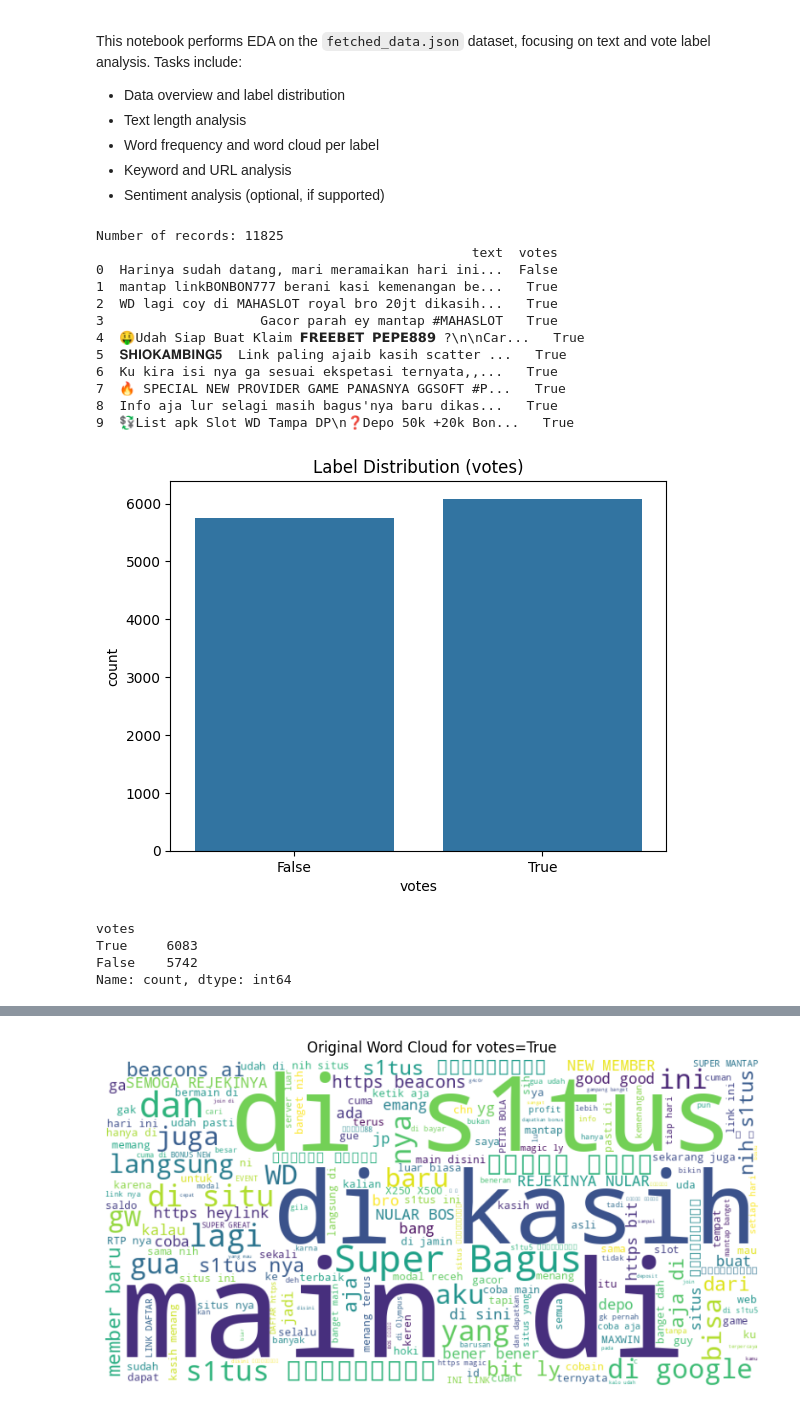
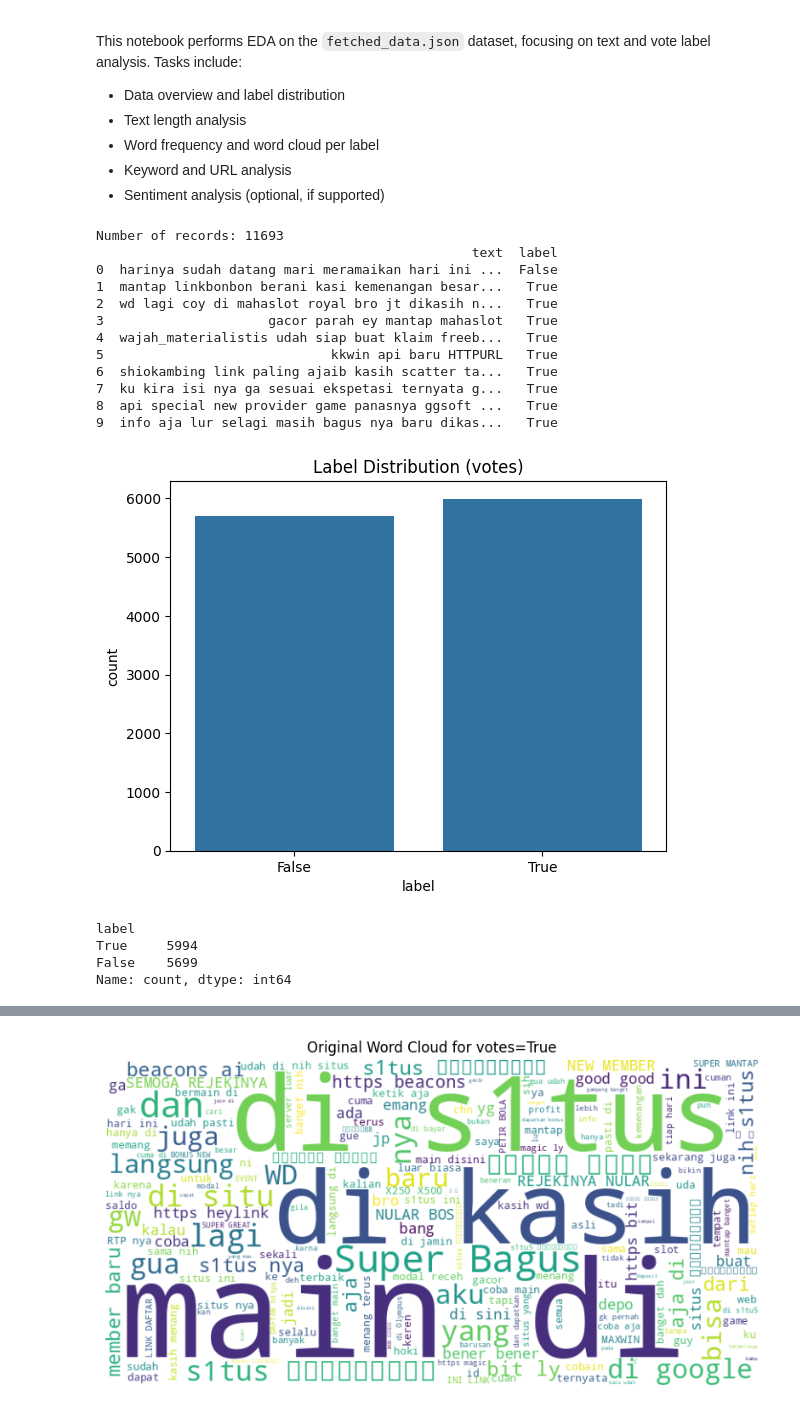
Before and after one commit to M4RV3L24/Online-Gambling-Detection-using-IndoBERTweet, a Jupyter notebook: Preprocessing/data_analysis.ipynb, the cells around one changed output, grey strips where cells are left out. Cells and saved outputs as stored; diff of their text form; code cells hidden in the pictures.

Commit message:
finalize the data, preprocess it and save the result on folder 2

```diff
--- a/Preprocessing/data_analysis.ipynb
+++ b/Preprocessing/data_analysis.ipynb
@@ -19,7 +19,7 @@ from nltk.corpus import stopwords
 import nltk
 # %%
 # Load the JSON data
-with open('d:/laragon/www/Skripsi/Preprocessing/fetched_data.json', 'r', encoding='utf-8') as f:
+with open('d:/laragon/www/Skripsi/Preprocessing/result_BERT/fetched_data_final_dedup.json', 'r', encoding='utf-8') as f:
     data = json.load(f)
 if isinstance(data, dict):
     for v in data.values():
@@ -30,29 +30,29 @@ df = pd.DataFrame(data)
 print('Number of records:', len(df))
 print(df.head(10))
 # %% [output]
-Number of records: 11825
-                                                text  votes
-0  Harinya sudah datang, mari meramaikan hari ini...  False
-1  mantap linkBONBON777 berani kasi kemenangan be...   True
-2  WD lagi coy di MAHASLOT royal bro 20jt dikasih...   True
-3                    Gacor parah ey mantap #MAHASLOT   True
-4  🤑Udah Siap Buat Klaim 𝗙𝗥𝗘𝗘𝗕𝗘𝗧 𝗣𝗘𝗣𝗘𝟴𝟴𝟵 ?\n\nCar...   True
-5  𝐒𝐇𝐈𝐎𝐊𝐀𝐌𝐁𝐈𝐍𝐆𝟓  Link paling ajaib kasih scatter ...   True
-6  Ku kira isi nya ga sesuai ekspetasi ternyata,,...   True
-7  🔥 SPECIAL NEW PROVIDER GAME PANASNYA GGSOFT #P...   True
-8  Info aja lur selagi masih bagus'nya baru dikas...   True
-9  💱List apk Slot WD Tampa DP\n❓Depo 50k +20k Bon...   True
+Number of records: 11693
+                                                text  label
+0  harinya sudah datang mari meramaikan hari ini ...  False
+1  mantap linkbonbon berani kasi kemenangan besar...   True
+2  wd lagi coy di mahaslot royal bro jt dikasih n...   True
+3                     gacor parah ey mantap mahaslot   True
+4  wajah_materialistis udah siap buat klaim freeb...   True
+5                             kkwin api baru HTTPURL   True
+6  shiokambing link paling ajaib kasih scatter ta...   True
+7  ku kira isi nya ga sesuai ekspetasi ternyata g...   True
+8  api special new provider game panasnya ggsoft ...   True
+9  info aja lur selagi masih bagus nya baru dikas...   True
 # %%
 # Label distribution
-sns.countplot(x='votes', data=df, y=)
+sns.countplot(x='label', data=df)
 plt.title('Label Distribution (votes)')
 plt.show()
-df['votes'].value_counts()
+df['label'].value_counts()
 # %% [output]
-[figure, old version]
+[figure, new version]
-votes
-True     6083
-False    5742
+label
+True     5994
+False    5699
 Name: count, dtype: int64
 # %%
 # Text length analysis
```
Also changed, not shown: parts of 6 cells of this notebook, 16 other files.
